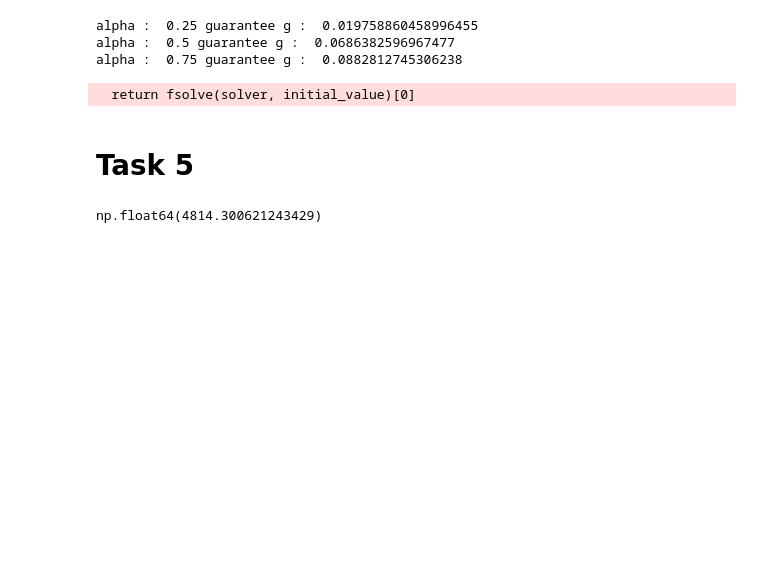
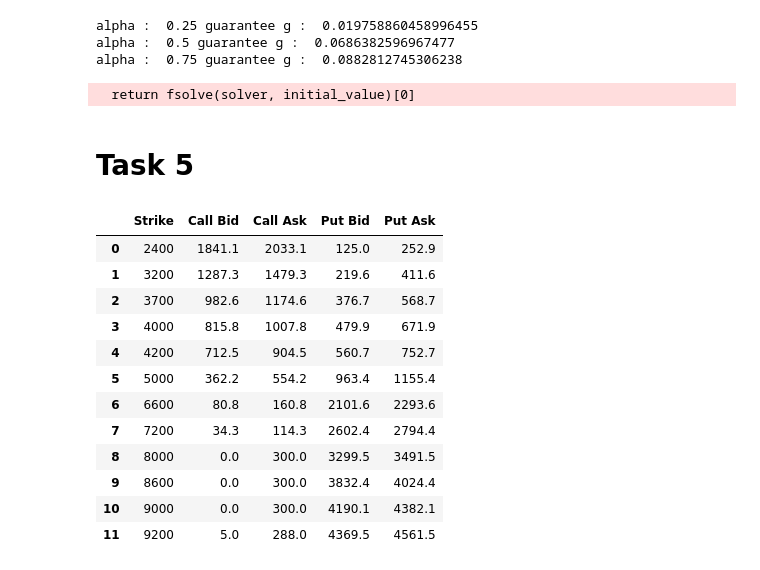
Before and after one commit to Thaigithub/UTS_FDSP_Assignment_Group, a Jupyter notebook: main.ipynb, the cells around one changed output. Drawn from its saved outputs; the diff is of its cells as text; code cells hidden in the pictures; blank space fills up the shorter version.

```diff
--- a/main.ipynb
+++ b/main.ipynb
@@ -250,19 +250,41 @@ alpha :  0.75 guarantee g :  0.0882812745306238
 # Task 5
 # %%
 def payoff(x, alpha, g):
-    y = 4170.7002 * np.exp(g * (1746/365))
-    # (1746 / 365) is the time delta in years between '2022-03-08' and '2026-12-18'
+    y = 4170.7002 * np.exp(g * ((pd.to_datetime('2026-12-18') - pd.to_datetime('2022-03-08')).days /365))
     z = (4170.7002 ** alpha) * (x ** (1 - alpha))
     return max(y, z)
+
+def payoff_prime(x, alpha, g):
+    def solve_discontinuity(x, alpha, g):
+        y = 4170.7002 * np.exp(g * ((pd.to_datetime('2026-12-18') - pd.to_datetime('2022-03-08')).days /365))
+        z = (4170.7002 ** alpha) * (x ** (1 - alpha))
+        return y - z
+    discontinuity = fsolve(solve_discontinuity, 0, args=(alpha, g))[0]
+    if x <= discontinuity:
+        return 0
+    else:
+        return (1 - alpha) * (4170.7002 ** alpha) * (x ** alpha)
 
 def min_hedge_cost(alpha, g):
     data = data_processed[data_processed['Expiration Date'] == '2026-12-18'].copy()
     data = data.filter(['Strike', 'Call Bid', 'Call Ask', 'Put Bid', 'Put Ask'], axis=1).reset_index(drop=True)
 
     # To do
 
     return data
 
-payoff(4200, .5, .03)
+min_hedge_cost(guarantees[0][0], guarantees[0][1])
 # %% [output]
-np.float64(4814.300621243429)
+|  | Strike | Call Bid | Call Ask | Put Bid | Put Ask |
+| 0 | 2400 | 1841.1 | 2033.1 | 125.0 | 252.9 |
+| 1 | 3200 | 1287.3 | 1479.3 | 219.6 | 411.6 |
+| 2 | 3700 | 982.6 | 1174.6 | 376.7 | 568.7 |
+| 3 | 4000 | 815.8 | 1007.8 | 479.9 | 671.9 |
+| 4 | 4200 | 712.5 | 904.5 | 560.7 | 752.7 |
+| 5 | 5000 | 362.2 | 554.2 | 963.4 | 1155.4 |
+| 6 | 6600 | 80.8 | 160.8 | 2101.6 | 2293.6 |
+| 7 | 7200 | 34.3 | 114.3 | 2602.4 | 2794.4 |
+| 8 | 8000 | 0.0 | 300.0 | 3299.5 | 3491.5 |
+| 9 | 8600 | 0.0 | 300.0 | 3832.4 | 4024.4 |
+| 10 | 9000 | 0.0 | 300.0 | 4190.1 | 4382.1 |
+| 11 | 9200 | 5.0 | 288.0 | 4369.5 | 4561.5 |
```
